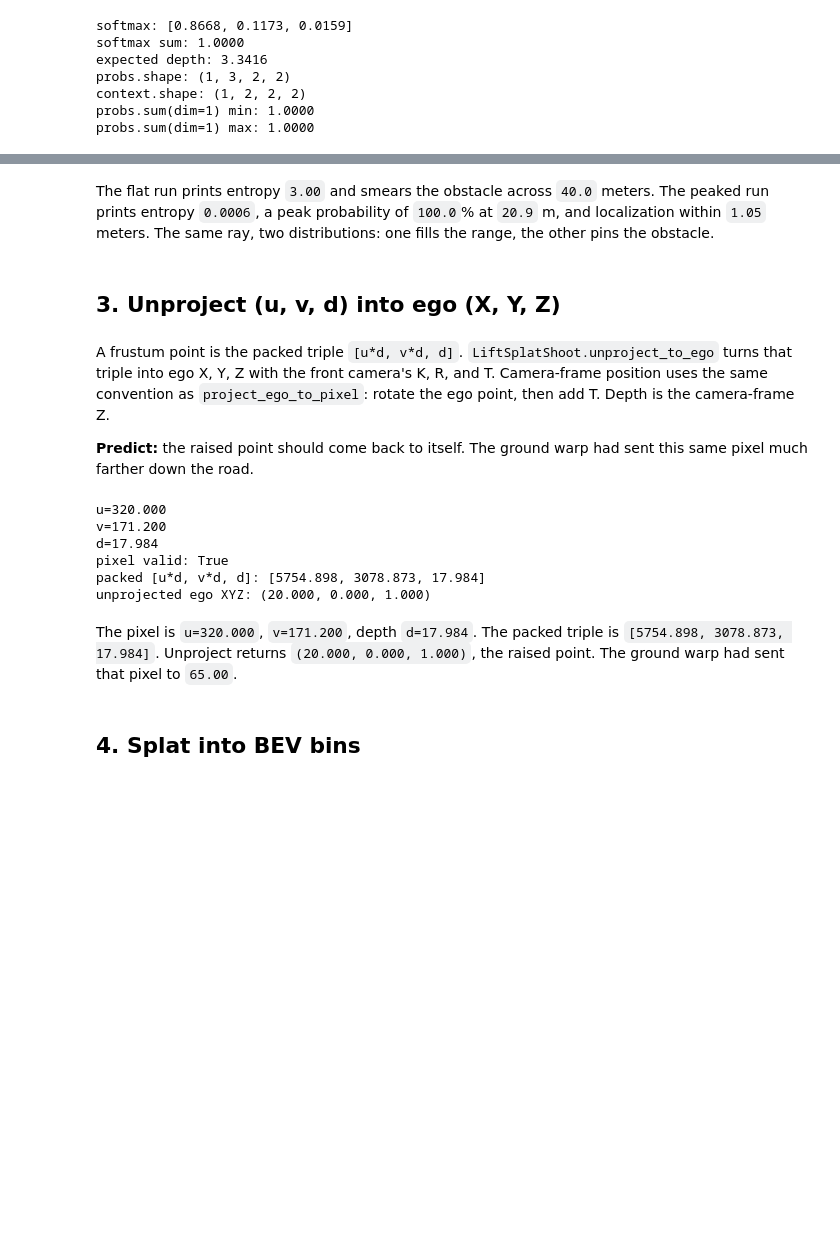
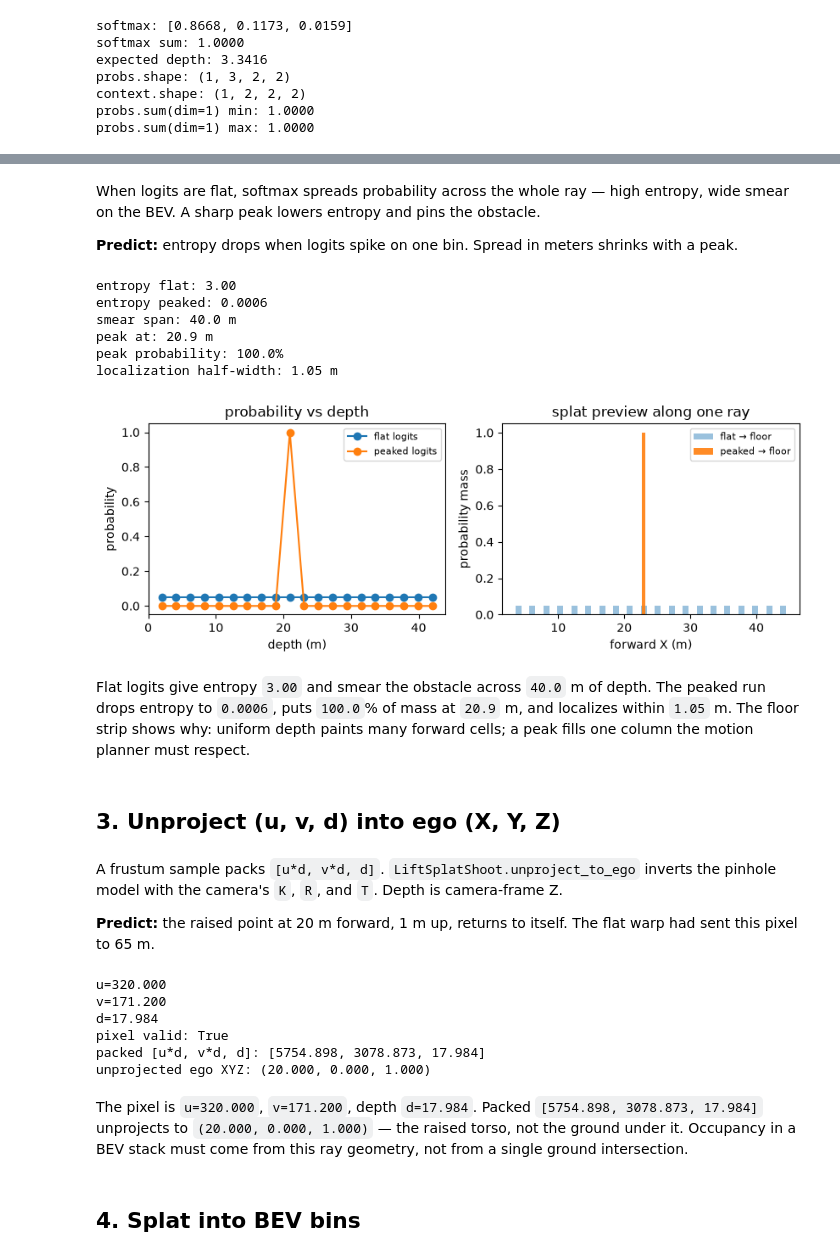
Before and after one commit to vvknyn/self-driving-ai-course, a Jupyter notebook: notebooks/04_bev_lift_splat_shoot.ipynb, the cells around one changed output, grey strips where cells are left out. Saved outputs shown, nothing was run; the diff lists cells and outputs as text; code cells hidden in the pictures; blank space fills up the shorter version.

```diff
--- a/notebooks/04_bev_lift_splat_shoot.ipynb
+++ b/notebooks/04_bev_lift_splat_shoot.ipynb
@@ -208,9 +280,71 @@ CompletedProcess(args=['/usr/bin/python3', 'modules/03_bev_transform/break_it_fi
+# %% [markdown]
+When logits are flat, softmax spreads probability across the whole ray — high entropy, wide smear on the BEV. A sharp peak lowers entropy and pins the obstacle.
+
+**Predict:** entropy drops when logits spike on one bin. Spread in meters shrinks with a peak.
+# %%
+num_bins = 20
+depth_bins = torch.linspace(2.0, 42.0, num_bins)
+flat_logits = torch.zeros(1, num_bins, 1, 1)
+broken_probs = F.softmax(flat_logits, dim=1).squeeze()
+true_bin = 9
+peaked_logits = torch.full((1, num_bins, 1, 1), -5.0)
+peaked_logits[0, true_bin, 0, 0] = 8.0
+fixed_probs = F.softmax(peaked_logits, dim=1).squeeze()
+
+entropy_broken = -(broken_probs * torch.log(broken_probs + 1e-9)).sum().item()
+entropy_fixed = -(fixed_probs * torch.log(fixed_probs + 1e-9)).sum().item()
+spread_meters = depth_bins[-1].item() - depth_bins[0].item()
+peak_m = depth_bins[true_bin].item()
+peak_pct = fixed_probs[true_bin].item() * 100.0
+half_bin = (depth_bins[1] - depth_bins[0]).item() / 2.0
+
+print(f"entropy flat: {entropy_broken:.2f}")
+print(f"entropy peaked: {entropy_fixed:.4f}")
+print(f"smear span: {spread_meters:.1f} m")
+print(f"peak at: {peak_m:.1f} m")
+print(f"peak probability: {peak_pct:.1f}%")
+print(f"localization half-width: {half_bin:.2f} m")
+
+keep_inline()
+fig, axes = plt.subplots(1, 2, figsize=(8.5, 3.2))
+axes[0].plot(depth_bins.numpy(), broken_probs.numpy(), "o-", label="flat logits")
+axes[0].plot(depth_bins.numpy(), fixed_probs.numpy(), "o-", label="peaked logits")
+axes[0].set_xlabel("depth (m)")
+axes[0].set_ylabel("probability")
+axes[0].set_title("probability vs depth")
+axes[0].legend(fontsize=8)
+
+mass_b = []
+mass_f = []
+x_centers = []
+for pb, pf, d_c in zip(broken_probs, fixed_probs, depth_bins):
+    pack = torch.tensor([u_raised * d_c, v_raised * d_c, d_c], dtype=torch.float32)
+    xf = lss_geo.unproject_to_ego(pack.view(1, 1, 1, 3), K, R, T)[0, 0, 0, 0].item()
+    x_centers.append(xf)
+    mass_b.append(pb.item())
+    mass_f.append(pf.item())
+axes[1].bar(x_centers, mass_b, width=0.9, alpha=0.45, label="flat → floor")
+axes[1].bar(x_centers, mass_f, width=0.5, alpha=0.9, label="peaked → floor")
+axes[1].set_xlabel("forward X (m)")
+axes[1].set_ylabel("probability mass")
+axes[1].set_title("splat preview along one ray")
+axes[1].legend(fontsize=8)
+plt.tight_layout()
+plt.show()
+# %% [output]
+entropy flat: 3.00
+entropy peaked: 0.0006
+smear span: 40.0 m
+peak at: 20.9 m
+peak probability: 100.0%
+localization half-width: 1.05 m
+[figure, added]
 # %% [markdown]
-The flat run prints entropy `3.00` and smears the obstacle across `40.0` meters. The peaked run prints entropy `0.0006`, a peak probability of `100.0`% at `20.9` m, and localization within `1.05` meters. The same ray, two distributions: one fills the range, the other pins the obstacle.
+Flat logits give entropy `3.00` and smear the obstacle across `40.0` m of depth. The peaked run drops entropy to `0.0006`, puts `100.0`% of mass at `20.9` m, and localizes within `1.05` m. The floor strip shows why: uniform depth paints many forward cells; a peak fills one column the motion planner must respect.
 # %% [markdown]
 ## 3. Unproject (u, v, d) into ego (X, Y, Z)
 # %% [markdown]
-A frustum point is the packed triple `[u*d, v*d, d]`. `LiftSplatShoot.unproject_to_ego` turns that triple into ego X, Y, Z with the front camera's K, R, and T. Camera-frame position uses the same convention as `project_ego_to_pixel`: rotate the ego point, then add T. Depth is the camera-frame Z.
+A frustum sample packs `[u*d, v*d, d]`. `LiftSplatShoot.unproject_to_ego` inverts the pinhole model with the camera's `K`, `R`, and `T`. Depth is camera-frame Z.
 
-**Predict:** the raised point should come back to itself. The ground warp had sent this same pixel much farther down the road.
+**Predict:** the raised point at 20 m forward, 1 m up, returns to itself. The flat warp had sent this pixel to 65 m.
 # %%
@@ -253,7 +373,7 @@ pixel valid: True
 packed [u*d, v*d, d]: [5754.898, 3078.873, 17.984]
 unprojected ego XYZ: (20.000, 0.000, 1.000)
 # %% [markdown]
-The pixel is `u=320.000`, `v=171.200`, depth `d=17.984`. The packed triple is `[5754.898, 3078.873, 17.984]`. Unproject returns `(20.000, 0.000, 1.000)`, the raised point. The ground warp had sent that pixel to `65.00`.
+The pixel is `u=320.000`, `v=171.200`, depth `d=17.984`. Packed `[5754.898, 3078.873, 17.984]` unprojects to `(20.000, 0.000, 1.000)` — the raised torso, not the ground under it. Occupancy in a BEV stack must come from this ray geometry, not from a single ground intersection.
 # %% [markdown]
 ## 4. Splat into BEV bins
 # %% [markdown]
```
Also changed, not shown: parts of 39 cells of this notebook, 16 other files.
